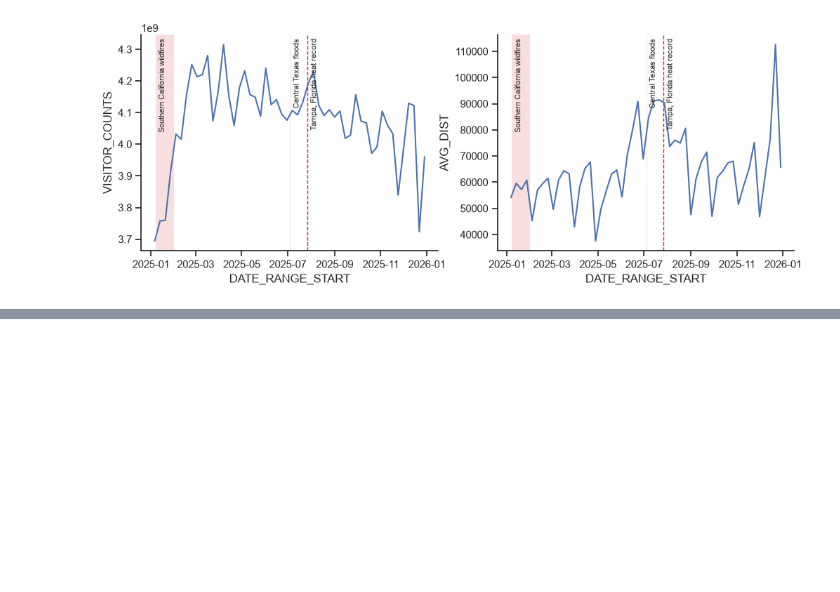
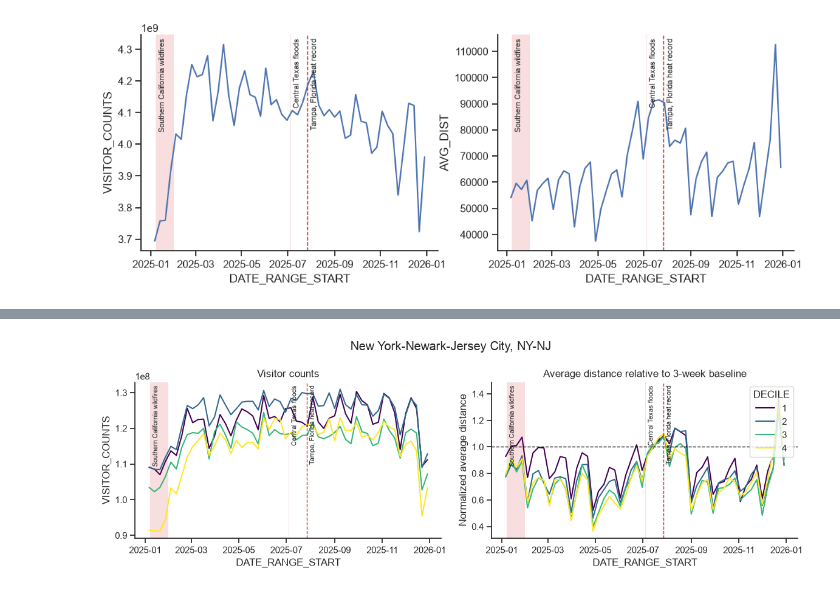
Before and after one commit to marcus-friis/weekly-patterns-plus-exploration, a Jupyter notebook: notebooks/demo.ipynb, the cells around one changed output, grey strips where cells are left out. Saved outputs shown, nothing was run; the diff lists cells and outputs as text; code cells hidden in the pictures; blank space fills up the shorter version.

```diff
--- a/notebooks/demo.ipynb
+++ b/notebooks/demo.ipynb
@@ -176,0 +216,85 @@ for (label,), group in (
+# %%
+for (label,), group in (
+    df.sort("CBSA_POP_RANK")
+      .group_by("TOP_NAME", maintain_order=True)
+):
+    agg = (
+        group
+        .group_by("DATE_RANGE_START", "DECILE")
+        .agg(
+            pl.col("VISITOR_COUNTS").sum().alias("VISITOR_COUNTS"),
+            (
+                (pl.col("AVG_DIST") * pl.col("VISITOR_COUNTS")).sum()
+                / pl.col("VISITOR_COUNTS").sum()
+            ).alias("AVG_DIST"),
+        )
+        .sort(["DECILE", "DATE_RANGE_START"])
+    )
+
+    # Average AVG_DIST during the three weeks before the event,
+    # calculated separately for each decile
+    baseline = (
+        agg
+        .filter(
+            pl.col("DATE_RANGE_START").is_between(
+                baseline_start,
+                event_date,
+                closed="left",  # includes start, excludes event date
+            )
+        )
+        .group_by("DECILE")
+        .agg(
+            pl.col("AVG_DIST")
+            .mean()
+            .alias("BASELINE_AVG_DIST")
+        )
+    )
+
+    agg = (
+        agg
+        .join(baseline, on="DECILE", how="left")
+        .with_columns(
+            (
+                pl.col("AVG_DIST")
+                / pl.col("BASELINE_AVG_DIST")
+            ).alias("NORMALIZED_AVG_DIST")
+        )
+    )
+
+    fig, axes = plt.subplots(1, 2, figsize=(12, 4))
+
+    sns.lineplot(
+        data=agg,
+        x="DATE_RANGE_START",
+        y="VISITOR_COUNTS",
+        hue="DECILE",
+        palette="viridis",
+        legend=False,
+        ax=axes[0],
+    )
+
+    sns.lineplot(
+        data=agg,
+        x="DATE_RANGE_START",
+        y="NORMALIZED_AVG_DIST",
+        hue="DECILE",
+        palette="viridis",
+        legend="full",
+        ax=axes[1],
+    )
+
+    axes[0].set_title("Visitor counts")
+    axes[1].set_title("Average distance relative to 3-week baseline")
+    axes[1].set_ylabel("Normalized average distance")
+    axes[1].axhline(1, color="black", linestyle="--", linewidth=1)
+
+    fig.suptitle(label)
+
+    for ax in axes:
+        plot.plot_events(ax, events)
+        sns.despine(ax=ax)
+
+    fig.tight_layout()
+plt.show()
+# %% [output]
+[figure, added]
```
Also changed, not shown: parts of 6 cells of this notebook.
